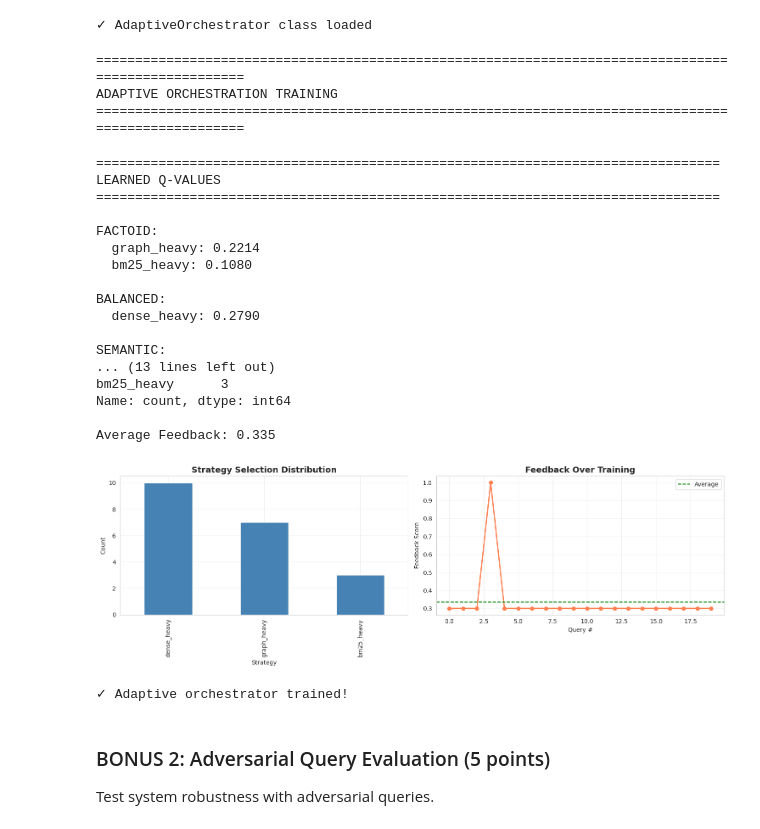
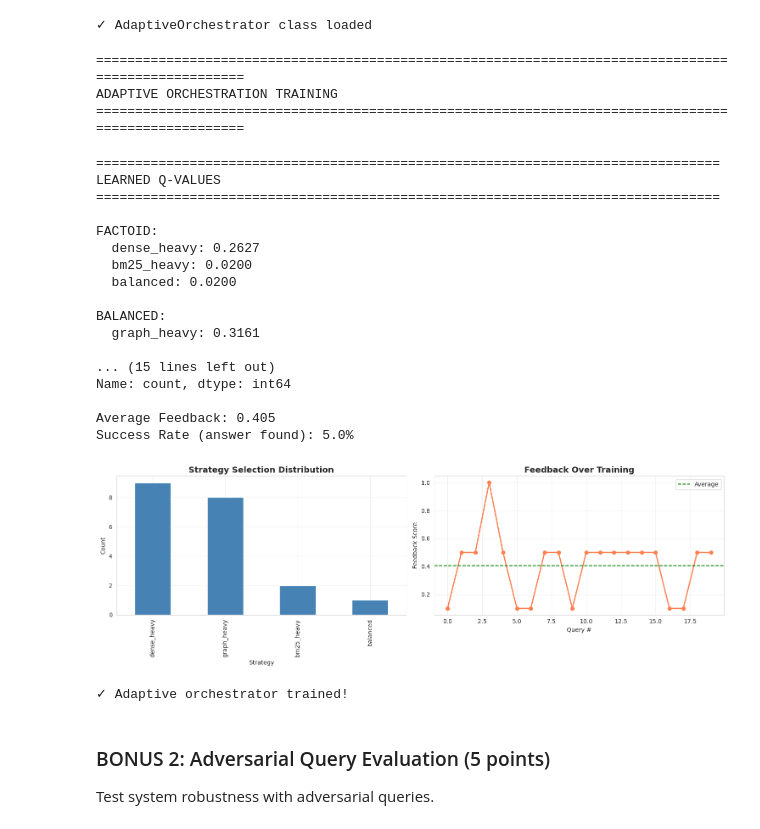
Before and after one commit to Trista1208/advanced_genAI, a Jupyter notebook: Step_3_Evaluation_and_Analysis.ipynb, the cells around one changed output. Drawn from its saved outputs; the diff is of its cells as text; code cells hidden in the pictures.

```diff
--- a/Step_3_Evaluation_and_Analysis.ipynb
+++ b/Step_3_Evaluation_and_Analysis.ipynb
@@ -904,7 +904,12 @@ class AdaptiveOrchestrator:
                 return np.random.choice(self.strategies)
             return max(q_values.items(), key=lambda x: x[1])[0]
 
-    def retrieve(self, query: str, top_k: int = 5, feedback: Optional[float] = None):
+    def update_q_value(self, query_type: str, strategy: str, feedback: float):
+        """Update Q-value for a specific query type and strategy pair."""
+        current_q = self.q_table[query_type][strategy]
+        self.q_table[query_type][strategy] = current_q + self.lr * (feedback - current_q)
+
+    def retrieve(self, query: str, top_k: int = 5):
         """Adaptive retrieval with learning."""
         query_type = self.classify_query(query)
         strategy = self.select_strategy(query_type)
@@ -935,18 +940,13 @@ class AdaptiveOrchestrator:
                       reverse=True)
         final_docs = fused[:top_k]
 
-        # Update Q-table if feedback provided
-        if feedback is not None:
-            current_q = self.q_table[query_type][strategy]
-            self.q_table[query_type][strategy] = current_q + self.lr * (feedback - current_q)
-
         # Record history
         self.history.append({
             'query': query,
             'query_type': query_type,
             'strategy': strategy,
             'weights': weights,
-            'feedback': feedback
+            'feedback': None
         })
 
         explanation = {
@@ -985,21 +985,40 @@ print("="*100)
 training_results = []
 
 for q in tqdm(qa_data[:20], desc="Training adaptive orchestrator"):
+    # Single retrieval call - get strategy and results
     docs, explanation = adaptive_orch.retrieve(q['question'], top_k=5)
 
-    # Simulate feedback: 1.0 if answer found in top-5, else proportional to presence
+    # Save the strategy that was actually used
+    query_type = explanation['query_type']
+    strategy = explanation['selected_strategy']
+
+    # Calculate feedback based on the retrieved docs
     answer_found = any(q['answer'].lower() in (d.metadata.get('original_text', '') or d.page_content).lower()
                        for d in docs)
 
-    # Give feedback and update
-    feedback = 1.0 if answer_found else 0.3
-    docs, explanation = adaptive_orch.retrieve(q['question'], top_k=5, feedback=feedback)
+    # More nuanced feedback mechanism
+    if answer_found:
+        feedback = 1.0
+    else:
+        # Check for partial matches (first word of answer)
+        answer_words = q['answer'].split()
+        if answer_words:
+            first_word = answer_words[0].lower()
+            partial_match = any(first_word in (d.metadata.get('original_text', '') or d.page_content).lower()
+                               for d in docs)
+            feedback = 0.5 if partial_match else 0.1
+        else:
+            feedback = 0.1
+
+    # CRITICAL FIX: Update Q-table with feedback for the ACTUAL strategy used
+    adaptive_orch.update_q_value(query_type, strategy, feedback)
 
     training_results.append({
         'query': q['question'][:50],
-        'query_type': explanation['query_type'],
-        'strategy': explanation['selected_strategy'],
-        'feedback': feedback
+        'query_type': query_type,
+        'strategy': strategy,
+        'feedback': feedback,
+        'answer_found': answer_found
     })
 
 # Show learned Q-values
@@ -1013,6 +1032,7 @@ print("="*100)
 print("\nStrategy Usage:")
 print(training_df['strategy'].value_counts())
 print(f"\nAverage Feedback: {training_df['feedback'].mean():.3f}")
+print(f"Success Rate (answer found): {training_df['answer_found'].mean()*100:.1f}%")
 
 # Visualize learning
 fig, (ax1, ax2) = plt.subplots(1, 2, figsize=(15, 5))
@@ -1024,41 +1044,41 @@ ax1.set_xlabel('Strategy')
 ax1.set_ylabel('Count')
 ax1.grid(True, alpha=0.3)
 
 # Feedback over time
 ax2.plot(training_df['feedback'].values, marker='o', linewidth=2, color='coral')
 ax2.axhline(y=training_df['feedback'].mean(), color='green', linestyle='--', label='Average')
 ax2.set_title('Feedback Over Training', fontsize=14, fontweight='bold')
 ax2.set_xlabel('Query #')
 ax2.set_ylabel('Feedback Score')
 ax2.legend()
 ax2.grid(True, alpha=0.3)
 
 plt.tight_layout()
 plt.show()
 
 print("\n✓ Adaptive orchestrator trained!")
 # %% [output]
 ====================================================================================================
 ADAPTIVE ORCHESTRATION TRAINING
 ====================================================================================================
 ================================================================================
 LEARNED Q-VALUES
 ================================================================================
 
 FACTOID:
-  graph_heavy: 0.2214
-  bm25_heavy: 0.1080
+  dense_heavy: 0.2627
+  bm25_heavy: 0.0200
+  balanced: 0.0200
 
 BALANCED:
-  dense_heavy: 0.2790
+  graph_heavy: 0.3161
 
-SEMANTIC:
-... (13 lines left out)
-bm25_heavy      3
+... (15 lines left out)
 Name: count, dtype: int64
 
-Average Feedback: 0.335
+Average Feedback: 0.405
+Success Rate (answer found): 5.0%
-[figure, old version]
+[figure, new version]
 ✓ Adaptive orchestrator trained!
 # %% [markdown]
 ### BONUS 2: Adversarial Query Evaluation (5 points)
```
Also changed, not shown: parts of 9 cells of this notebook.
